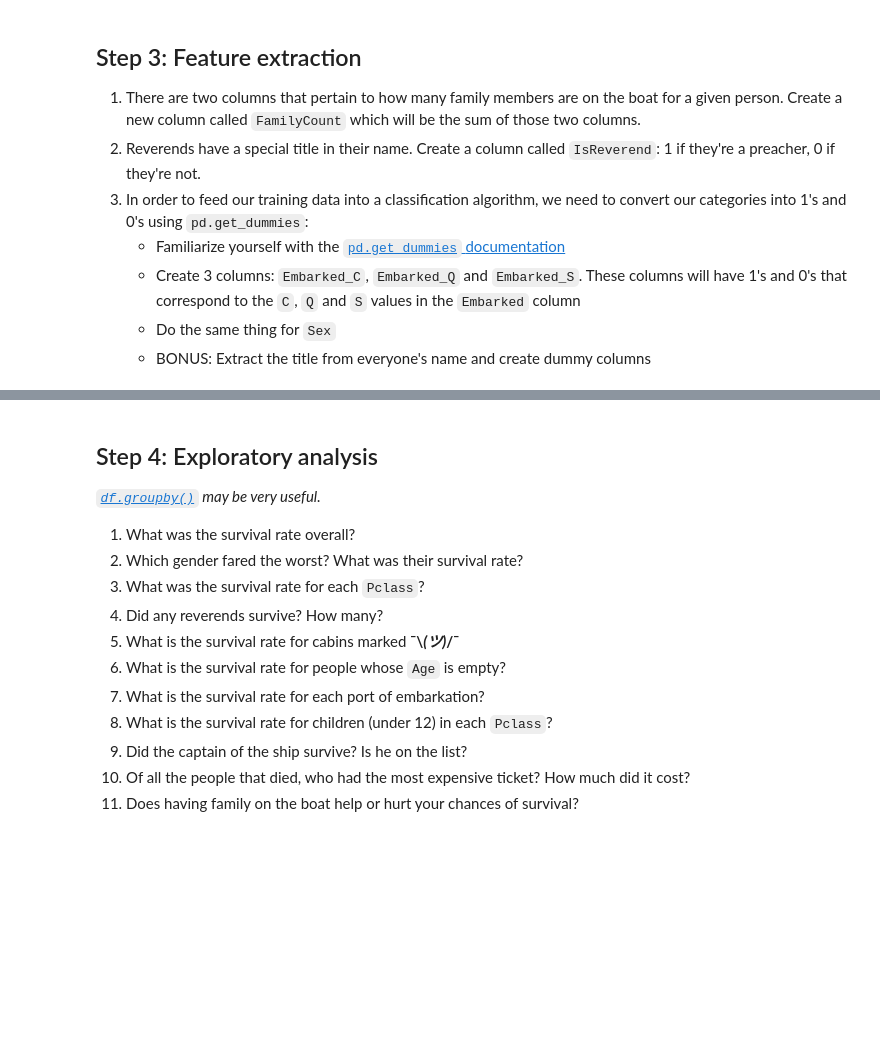
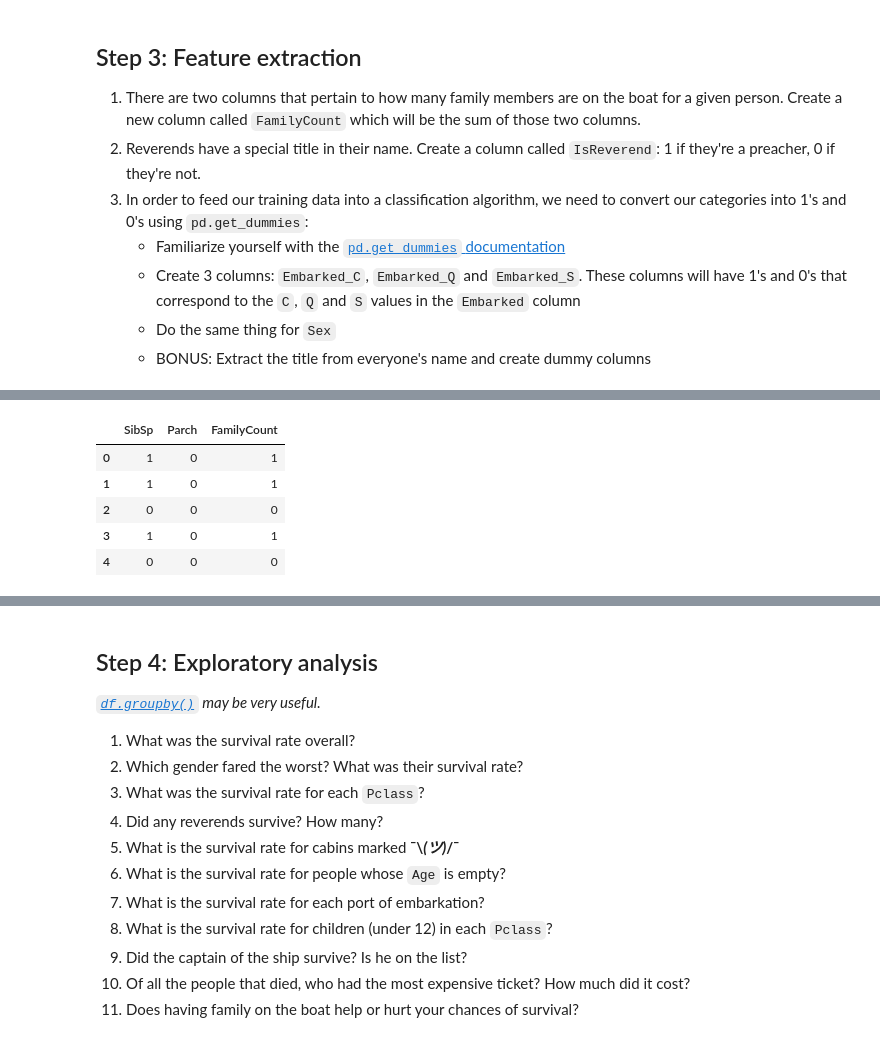
Before and after one commit to maryschindler/DSI_exercises, a Jupyter notebook: 2_01_Titanic/Titanic_revisited.ipynb, the cells around one changed output, grey strips where cells are left out. Cells and saved outputs as stored; diff of their text form; code cells hidden in the pictures; blank space fills up the shorter version.

```diff
--- a/2_01_Titanic/Titanic_revisited.ipynb
+++ b/2_01_Titanic/Titanic_revisited.ipynb
@@ -53,2 +77,3 @@ train.head()
 # %%
 #3. Delete all rows where `Embarked` is empty
+df.dropna(subset = ['Embarked'], inplace = True)
@@ -69,3 +116,12 @@ train.head()
+# %%
+df[['SibSp', 'Parch', 'FamilyCount']].head()
+# %% [output]
+|  | SibSp | Parch | FamilyCount |
+| 0 | 1 | 0 | 1 |
+| 1 | 1 | 0 | 1 |
+| 2 | 0 | 0 | 0 |
+| 3 | 1 | 0 | 1 |
+| 4 | 0 | 0 | 0 |
 # %%
 #2. Reverends have a special title in their name.
 #Create a column called `IsReverend`: 1 if they're a preacher, 0 if they're not.
```
Also changed, not shown: parts of 15 cells of this notebook, 1 other file.
